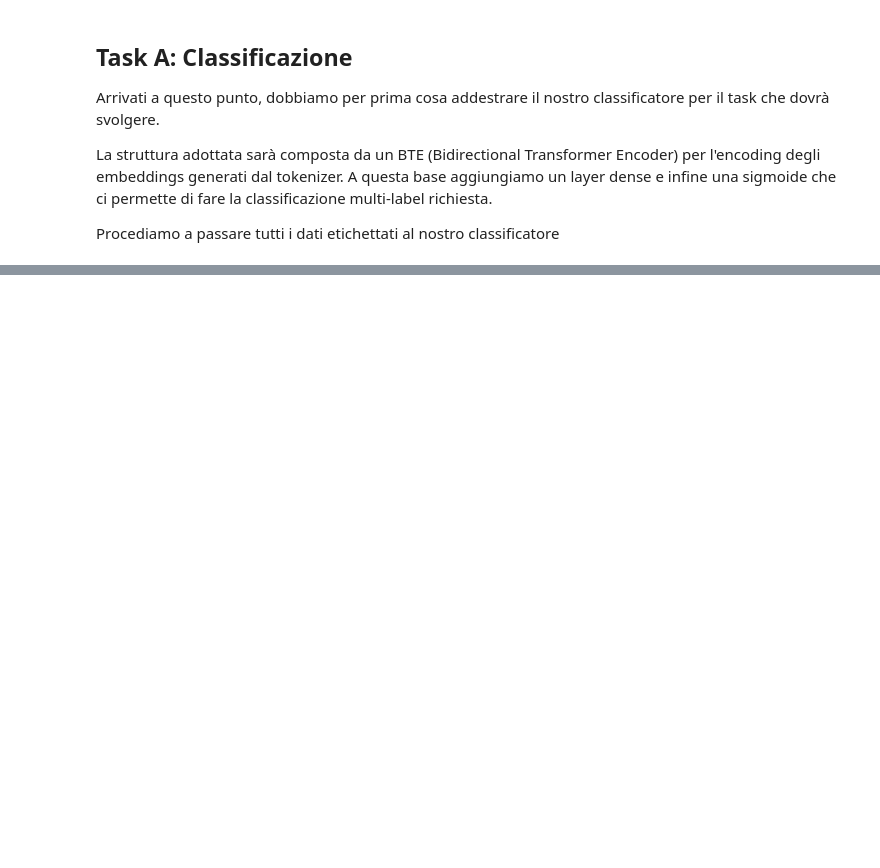
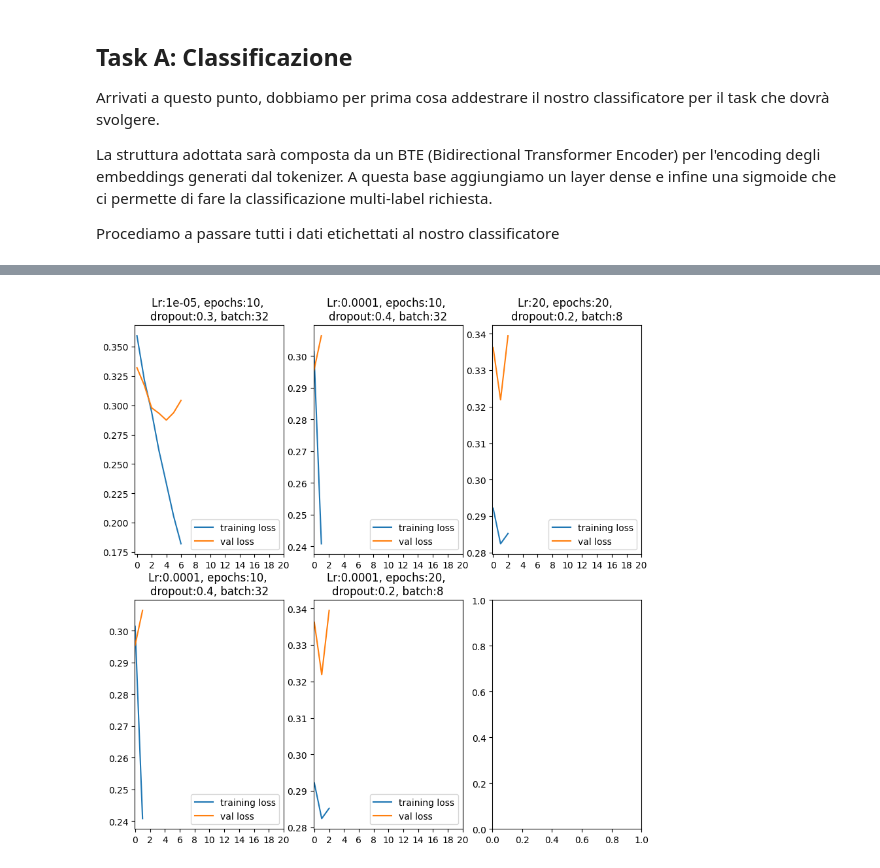
Before and after one commit to emanuelemuzio/nlp, a Jupyter notebook: TaskA.ipynb, the cells around one changed output, grey strips where cells are left out. Cells and saved outputs as stored; diff of their text form; code cells hidden in the pictures; blank space fills up the shorter version.

```diff
--- a/TaskA.ipynb
+++ b/TaskA.ipynb
@@ -494,26 +529,28 @@ else:
 # %%
 fig, (ax) = plt.subplots( nrows=2, ncols=3, figsize=(10, 10))
 n_epochs = list(range(0, 22, 2))
 
 for i in range(2):
     for j in range(2):
-        ax[i][j].set_title(f"Lr:{lr}, epochs:{hist[i + j]['epochs']}, \ndropout:{hist[i + j]['dropout']}, batch:{hist[i + j]['batch_size']}")
+        ax[i][j].set_title(f"Lr:{hist[i + j]['lr']}, epochs:{hist[i + j]['epochs']}, \ndropout:{hist[i + j]['dropout']}, batch:{hist[i + j]['batch_size']}")
         ax[i][j].plot(hist[i + j]['train_loss'], label='training loss')
         ax[i][j].plot(hist[i + j]['val_loss'], label='val loss')
         ax[i][j].legend(loc='lower right')
         ax[i][j].set_xticks(n_epochs)
 
 i = i - 1
 j = j + 1
-ax[i][j].set_title(f"Lr:{lr}, epochs:{hist[i + j]['epochs']}, \ndropout:{hist[i + j]['dropout']}, batch:{hist[i + j]['batch_size']}")
+ax[i][j].set_title(f"Lr:{hist[i + j]['epochs']}, epochs:{hist[i + j]['epochs']}, \ndropout:{hist[i + j]['dropout']}, batch:{hist[i + j]['batch_size']}")
 ax[i][j].plot(hist[i + j]['train_loss'], label='training loss')
 ax[i][j].plot(hist[i + j]['val_loss'], label='val loss')
 ax[i][j].legend(loc='lower right')
 ax[i][j].set_xticks(n_epochs)
 
 plt.show()
 fig.savefig('train_A.png')
 plt.close(fig)
+# %% [output]
+[figure, added]
 # %%
 prep_hist = []
 prep_runs = []
```
Also changed, not shown: parts of 16 cells of this notebook, 3 other files.
